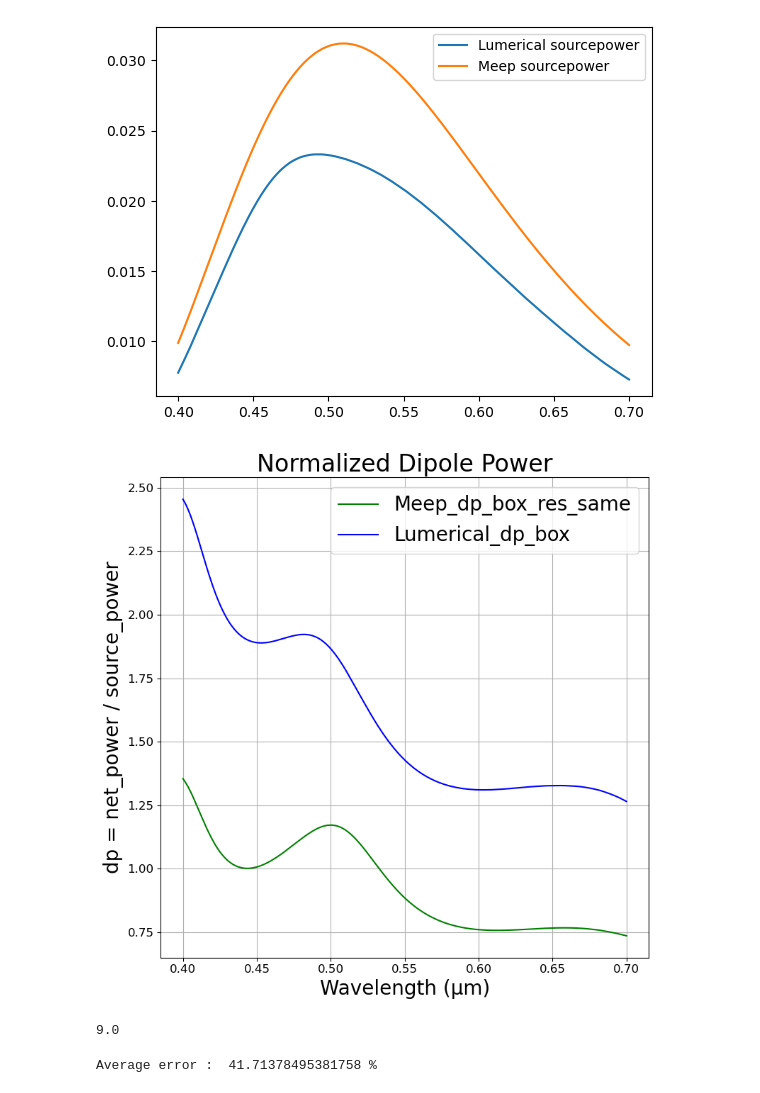
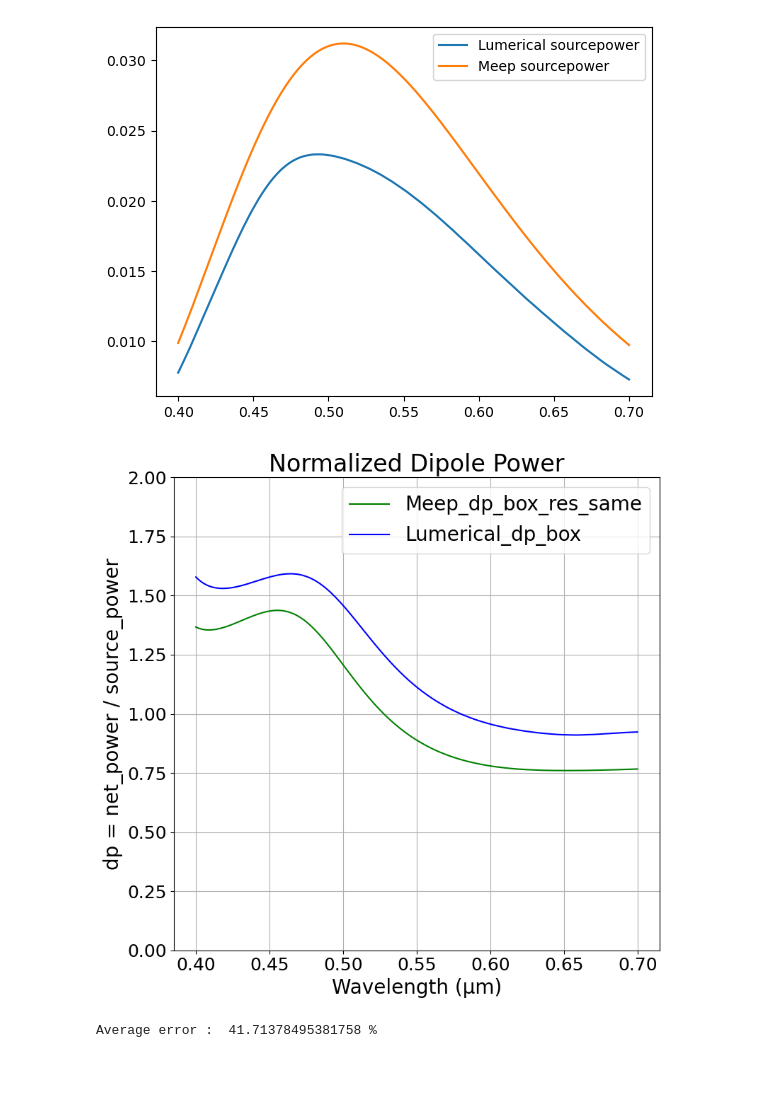
Before and after one commit to M2nion/EIDL, a Jupyter notebook: Tool/Meep/LGD/Meep code/OLED structure/Layer by Layer check/OLED_update_LBL.ipynb, the cells around one changed output. Drawn from its saved outputs; the diff is of its cells as text; code cells hidden in the pictures.

```diff
--- a/Tool/Meep/LGD/Meep code/OLED structure/Layer by Layer check/OLED_update_LBL.ipynb
+++ b/Tool/Meep/LGD/Meep code/OLED structure/Layer by Layer check/OLED_update_LBL.ipynb
@@ -149,17 +149,17 @@ boundary_layers = [
 Cathode_center = mp.Vector3(0, -1.35, 0)
 Alq3_center = mp.Vector3(0, -0.67, 0)
 
-# aNDP_layer = 0.05
-# aNDP_center = mp.Vector3(0, -0.615  , 0)
-# ITO_center = mp.Vector3(0, -0.515  , 0)
-# Cover_center = mp.Vector3(0, -0.405 , 0)
-# Glass_center = mp.Vector3(0, 0.815 , 0)
+aNDP_layer = 0.05
+aNDP_center = mp.Vector3(0, -0.615  , 0)
+ITO_center = mp.Vector3(0, -0.515  , 0)
+Cover_center = mp.Vector3(0, -0.405 , 0)
+Glass_center = mp.Vector3(0, 0.815 , 0)
 
-aNDP_layer = 0.125
-aNDP_center = mp.Vector3(0, -0.57750, 0)
-ITO_center  = mp.Vector3(0, -0.44000, 0)
-Cover_center= mp.Vector3(0, -0.33000, 0)
-Glass_center= mp.Vector3(0,  0.89000, 0)
+# aNDP_layer = 0.125
+# aNDP_center = mp.Vector3(0, -0.57750, 0)
+# ITO_center  = mp.Vector3(0, -0.44000, 0)
+# Cover_center= mp.Vector3(0, -0.33000, 0)
+# Glass_center= mp.Vector3(0,  0.89000, 0)
 
 # # aNDP 두께 0.20 μm
 # aNDP_layer = 0.20
@@ -355,7 +367,7 @@ CSV 파일 저장 완료: sourcepower_res100.csv
 import numpy as np
 from pathlib import Path
 
-csv_path = Path("/home/min/EIDL/Tool/Meep/LGD/Meep code/OLED structure/Layer by Layer check/RESOLUTION/full/full_100.txt")
+csv_path = Path("/home/min/EIDL/Tool/Meep/LGD/Meep code/OLED structure/Layer by Layer check/RESOLUTION/full/full_400.txt")
 
 # CSV 파일 불러오기
 lumerical_data = np.genfromtxt(csv_path, delimiter=",")
@@ -426,50 +438,46 @@ lumericalandp125_data =np.array( lumericalandp125[:, 1])
 lumericalandp125_wave = np.array(lumericalandp125[:,0])
 # %%
 # dp_box / sourcepower 정규화
-# dp_fitting = meep_res_1000_data / src_power
+dp_fitting = meep_res_1000_data / meep_src_1000_data
 dp_fitting_100 = np.array(net_power_fitting) / src_power
 
 wavelengths = 1 / np.array(mp.get_flux_freqs(box_power_fitting))
 
 plt.figure(figsize=(8, 8))
 
 # plot 순서
-plt.plot(wavelengths, dp_fitting_100, label='Meep_dp_box_res_same', color='green')
+plt.plot(wavelengths, dp_fitting*1.4, label='Meep_dp_box_res_same', color='green')
 # plt.plot(wavelengths, dp_fitting_100, label='Lumerical_dp_box', color='blue')
-plt.plot(wavelengths, lumericalandp125_data, label='Lumerical_dp_box', color='blue')
+plt.plot(wavelengths, lumerical, label='Lumerical_dp_box', color='blue')
 
 # plt.plot(wavelengths, lumerical_res_1000_data, label='decay box rate data', color='purple')
 # plt.plot(wavelengths, lumerical, label='decay box rate data', color='purple')
 
 # plt.plot(wavelength_sliced_nofunc, Al_power_sliced_nofunc, label='Lumerical dp', color='green')
 
 
 # 축 레이블 (굵게 + 크기 조정)
 plt.xlabel("Wavelength (μm)", fontsize=20)
 plt.ylabel("dp = net_power / source_power", fontsize=20)
 
 # 제목 (굵게 + 크기 조정)
 plt.title("Normalized Dipole Power", fontsize=24)
 
-# 눈금 폰트 크기 조정
-plt.xticks(fontsize=12)
-plt.yticks(fontsize=12)
+# 축 눈금 글자 크기 조절
+plt.xticks(fontsize=18)
+plt.yticks(fontsize=18)
 
 # 범례 (폰트 크기 조정 + 굵게)
 plt.legend(loc='upper right', fontsize=20, frameon=True,)
 
 # 기타 설정
 plt.grid(True)
 plt.tight_layout()
-# plt.ylim([1.11, 1.15])
+plt.ylim([0, 2])
 # plt.xlim([0.4, 0.7])
 plt.show()
 # %% [output]
-[figure, old version]
+[figure, new version]
-# %%
-4050 / 450
-# %% [output]
-9.0
 # %%
 # === Relative Error 계산 === #
 relative_error = np.abs((dp_fitting_100 - lumericalandp125_data ) / lumericalandp125_data)* 100
```
Also changed, not shown: parts of 3 cells of this notebook, 4 other files.
